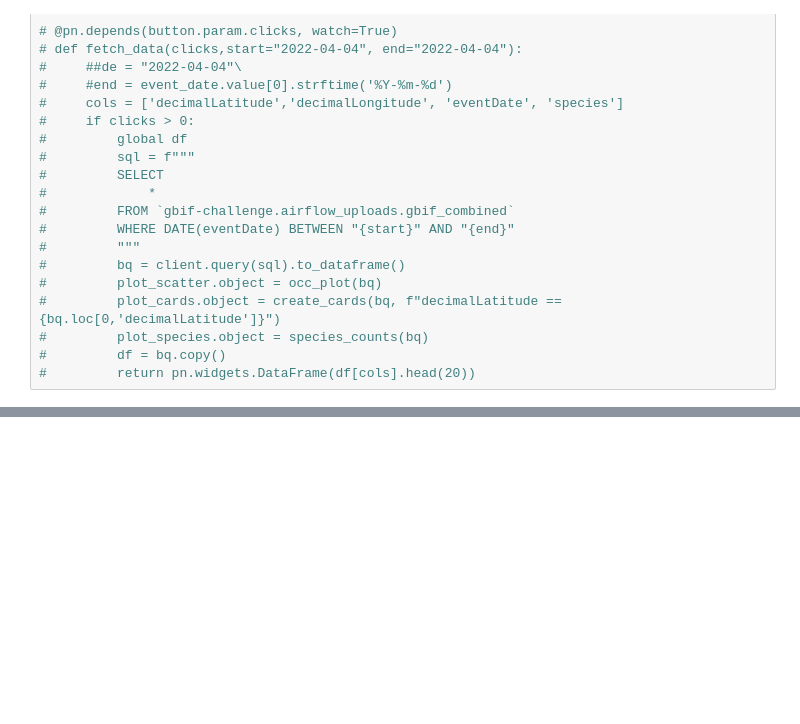
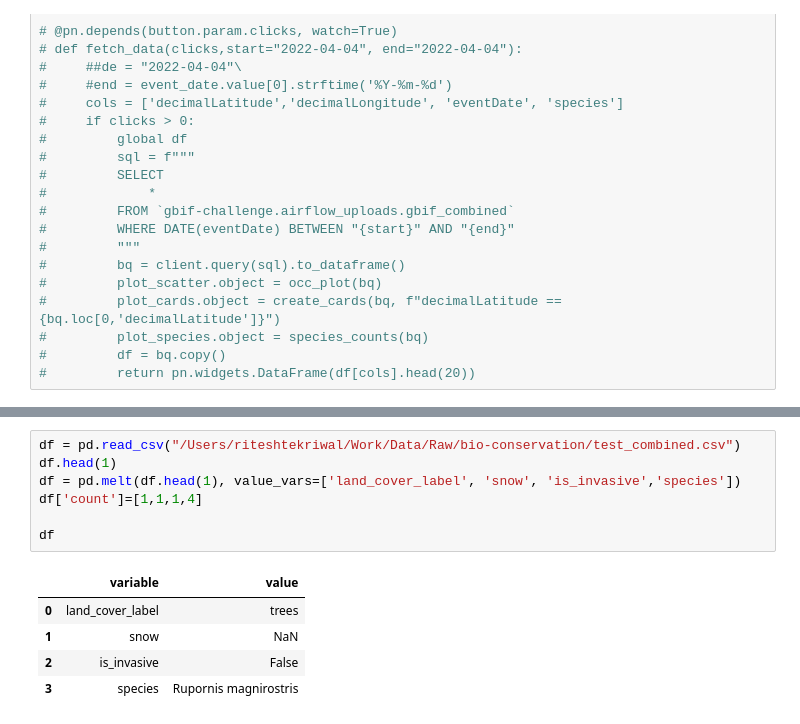
Before and after one commit to tekritesh/bio-mos, a Jupyter notebook: dashboard/visualization_2.ipynb, the cells around one changed output, grey strips where cells are left out. Saved outputs shown, nothing was run; the diff lists cells and outputs as text; blank space fills up the shorter version.

```diff
--- a/dashboard/visualization_2.ipynb
+++ b/dashboard/visualization_2.ipynb
@@ -559,0 +559,13 @@ template.servable();
+# %%
+df = pd.read_csv("/Users/riteshtekriwal/Work/Data/Raw/bio-conservation/test_combined.csv")
+df.head(1)
+df = pd.melt(df.head(1), value_vars=['land_cover_label', 'snow', 'is_invasive','species'])
+df['count']=[1,1,1,4]
+
+df
+# %% [output]
+|  | variable | value |
+| 0 | land_cover_label | trees |
+| 1 | snow | NaN |
+| 2 | is_invasive | False |
+| 3 | species | Rupornis magnirostris |
```
Also changed, not shown: parts of 3 cells of this notebook, 1 other file.
